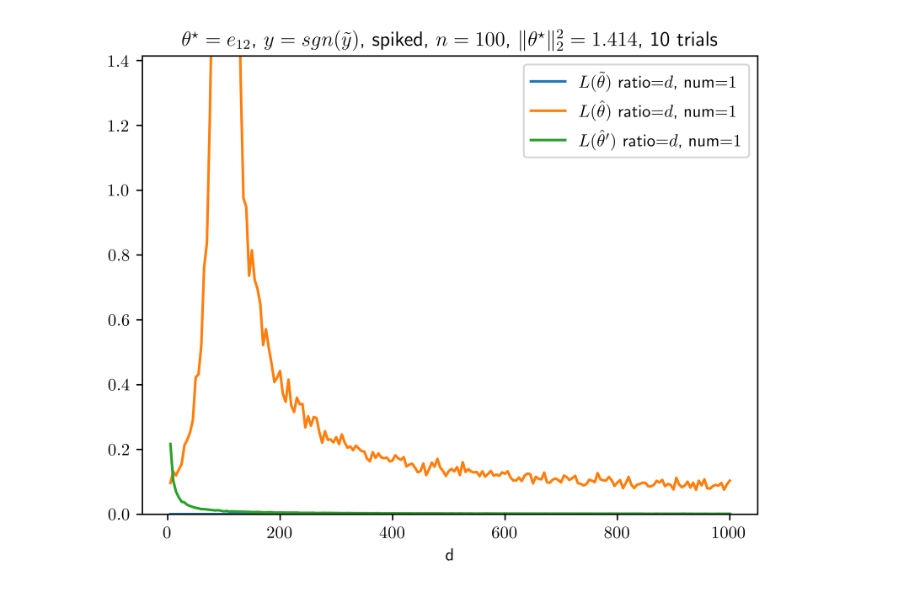
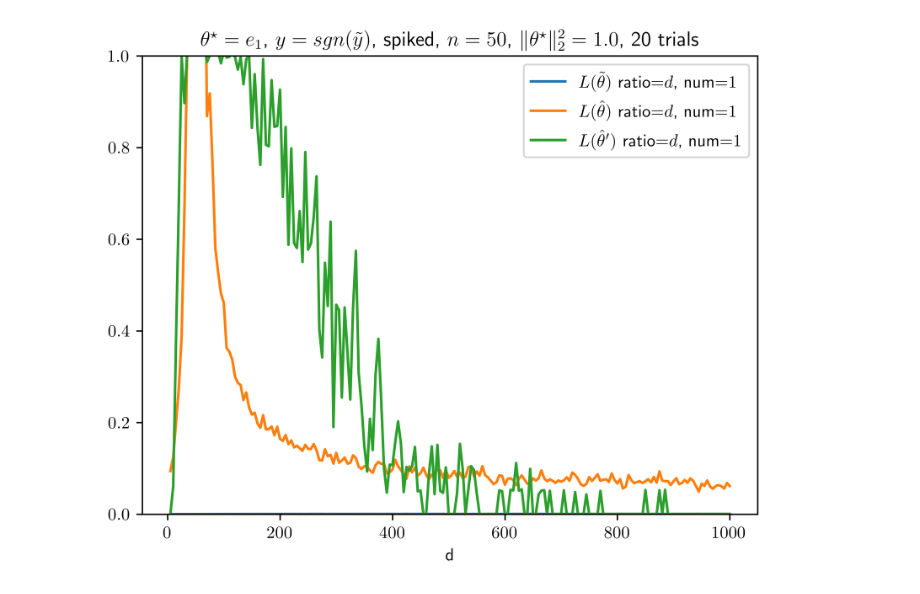
Before and after one commit to tmlabonte/taskshift, a Jupyter notebook: viz.ipynb, the cells around one changed output. Cells and saved outputs as stored; diff of their text form; code cells hidden in the pictures.

```diff
--- a/viz.ipynb
+++ b/viz.ipynb
@@ -2,7 +2,7 @@
 import os.path as osp
 from PIL import Image
 # %%
-fname = "risk_sgn_e12_spiked.png"
+fname = "risk_sgn_e1_spiked.png"
 display(Image.open(osp.join("out", fname)))
 # %% [output]
-[figure, old version]
+[figure, new version]
```
Also changed, not shown: 1 other file.
